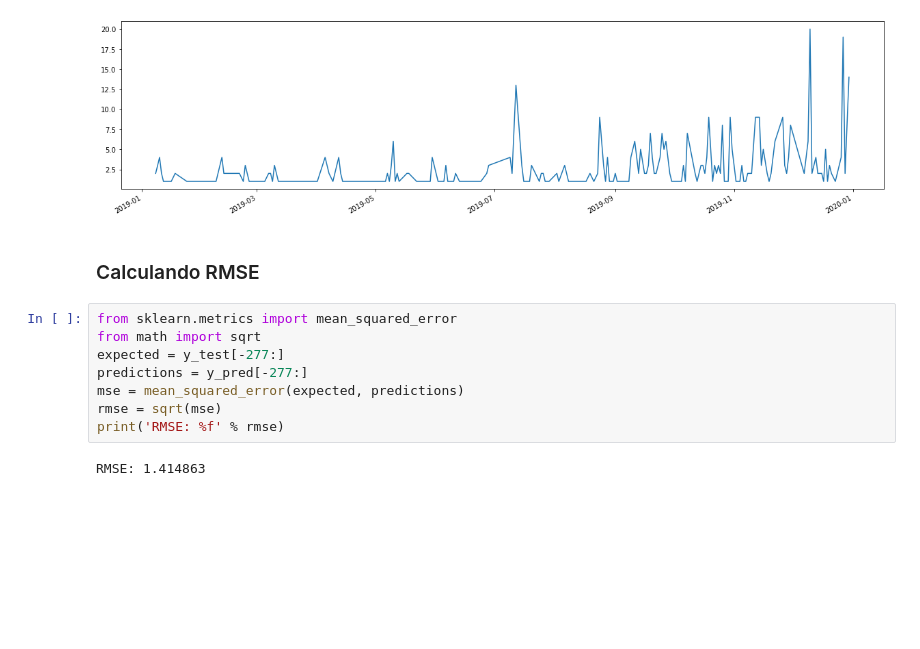
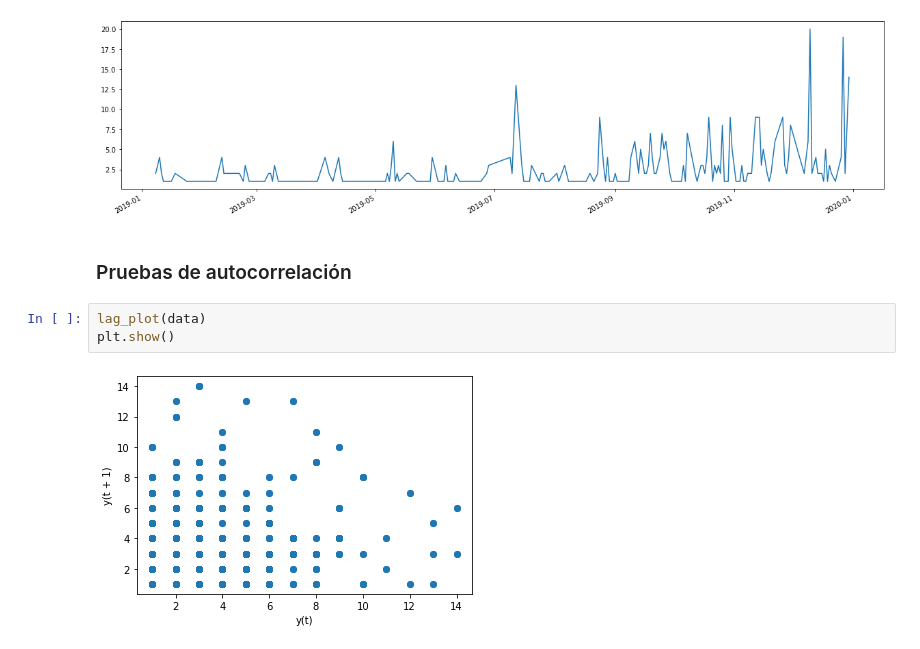
Before and after one commit to JuanImbachi/PDG, a Jupyter notebook: data_analytics/Exploración datos Buga.ipynb, the cells around one changed output. Drawn from its saved outputs; the diff is of its cells as text; blank space fills up the shorter version.

```diff
--- a/data_analytics/Exploración datos Buga.ipynb
+++ b/data_analytics/Exploración datos Buga.ipynb
@@ -706,15 +712,10 @@ test.plot(figsize=(20,5))
 # %% [output]
 <matplotlib.axes._subplots.AxesSubplot at 0x...>
 [figure]
-# %% [markdown]
-### Calculando RMSE
-# %%
-from sklearn.metrics import mean_squared_error
-from math import sqrt
-expected = y_test[-277:]
-predictions = y_pred[-277:]
-mse = mean_squared_error(expected, predictions)
-rmse = sqrt(mse)
-print('RMSE: %f' % rmse)
-# %% [output]
-RMSE: 1.414863
+# %% [markdown]
+### Pruebas de autocorrelación
+# %%
+lag_plot(data)
+plt.show()
+# %% [output]
+[figure, added]
```
Also changed, not shown: parts of 36 cells of this notebook.
